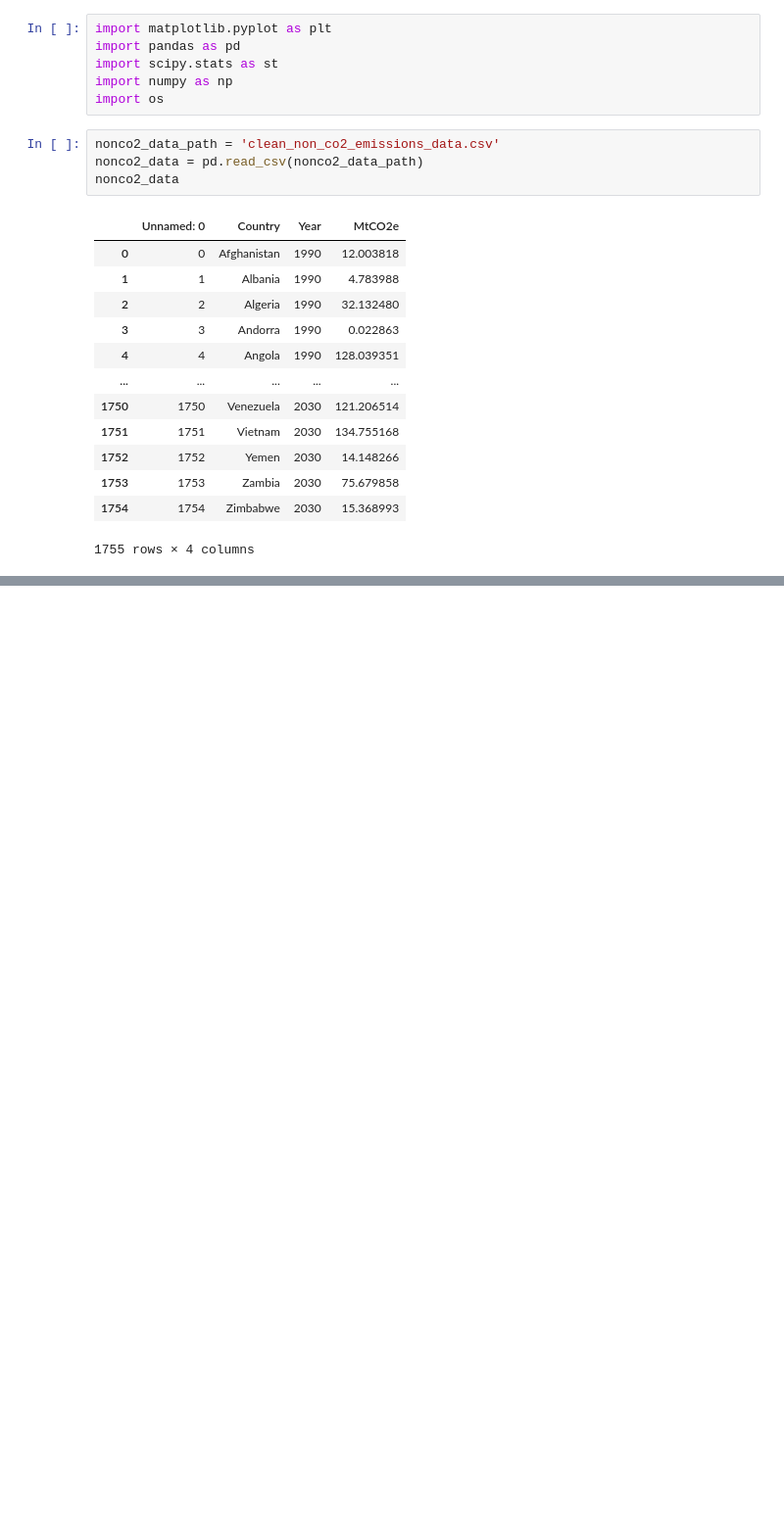
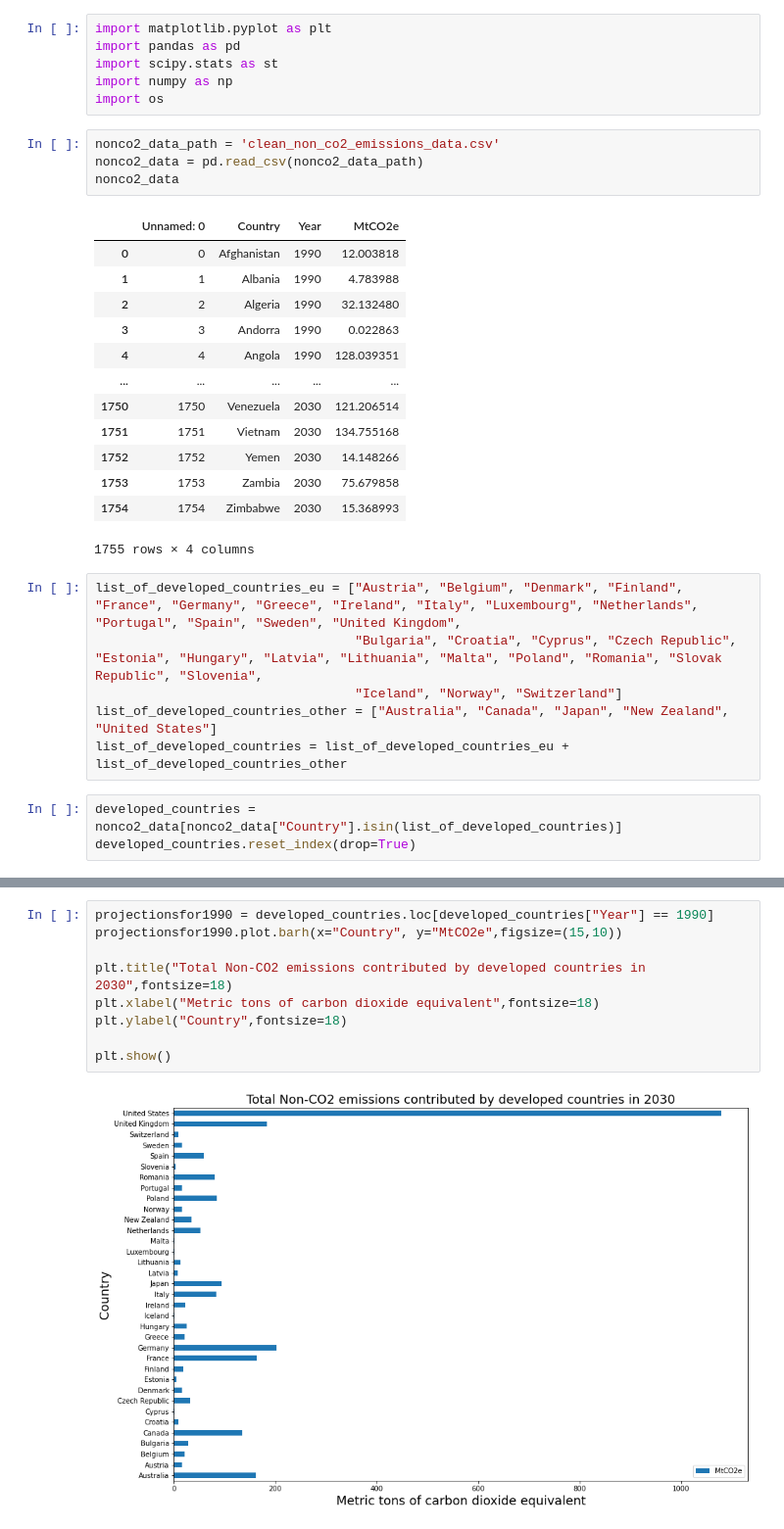
Before and after one commit to coreymcculley/Investigation-into-Carbon-Emmisions-and-Renenwable-Energy, a Jupyter notebook: rice bootcamp renewable resources project/nonco2_emission_projections.ipynb, the cells around one changed output, grey strips where cells are left out. Shown at 98% size. Saved outputs shown, nothing was run; the diff lists cells and outputs as text; blank space fills up the shorter version.

Commit message:
created bar charts for projections

```diff
--- a/rice bootcamp renewable resources project/nonco2_emission_projections.ipynb
+++ b/rice bootcamp renewable resources project/nonco2_emission_projections.ipynb
@@ -22,3 +22,12 @@ nonco2_data
 | 1753 | 1753 | Zambia | 2030 | 75.679858 |
 | 1754 | 1754 | Zimbabwe | 2030 | 15.368993 |
 1755 rows × 4 columns
+# %%
+list_of_developed_countries_eu = ["Austria", "Belgium", "Denmark", "Finland", "France", "Germany", "Greece", "Ireland", "Italy", "Luxembourg", "Netherlands", "Portugal", "Spain", "Sweden", "United Kingdom",
+                                  "Bulgaria", "Croatia", "Cyprus", "Czech Republic", "Estonia", "Hungary", "Latvia", "Lithuania", "Malta", "Poland", "Romania", "Slovak Republic", "Slovenia",
+                                  "Iceland", "Norway", "Switzerland"]
+list_of_developed_countries_other = ["Australia", "Canada", "Japan", "New Zealand", "United States"]
+list_of_developed_countries = list_of_developed_countries_eu + list_of_developed_countries_other
+# %%
+developed_countries = nonco2_data[nonco2_data["Country"].isin(list_of_developed_countries)]
+developed_countries.reset_index(drop=True)
@@ -24,0 +48,11 @@ nonco2_data
+# %%
+projectionsfor1990 = developed_countries.loc[developed_countries["Year"] == 1990]
+projectionsfor1990.plot.barh(x="Country", y="MtCO2e",figsize=(15,10))
+
+plt.title("Total Non-CO2 emissions contributed by developed countries in 2030",fontsize=18)
+plt.xlabel("Metric tons of carbon dioxide equivalent",fontsize=18)
+plt.ylabel("Country",fontsize=18)
+
+plt.show()
+# %% [output]
+[figure, added]
```
Also changed, not shown: parts of 9 cells of this notebook.
